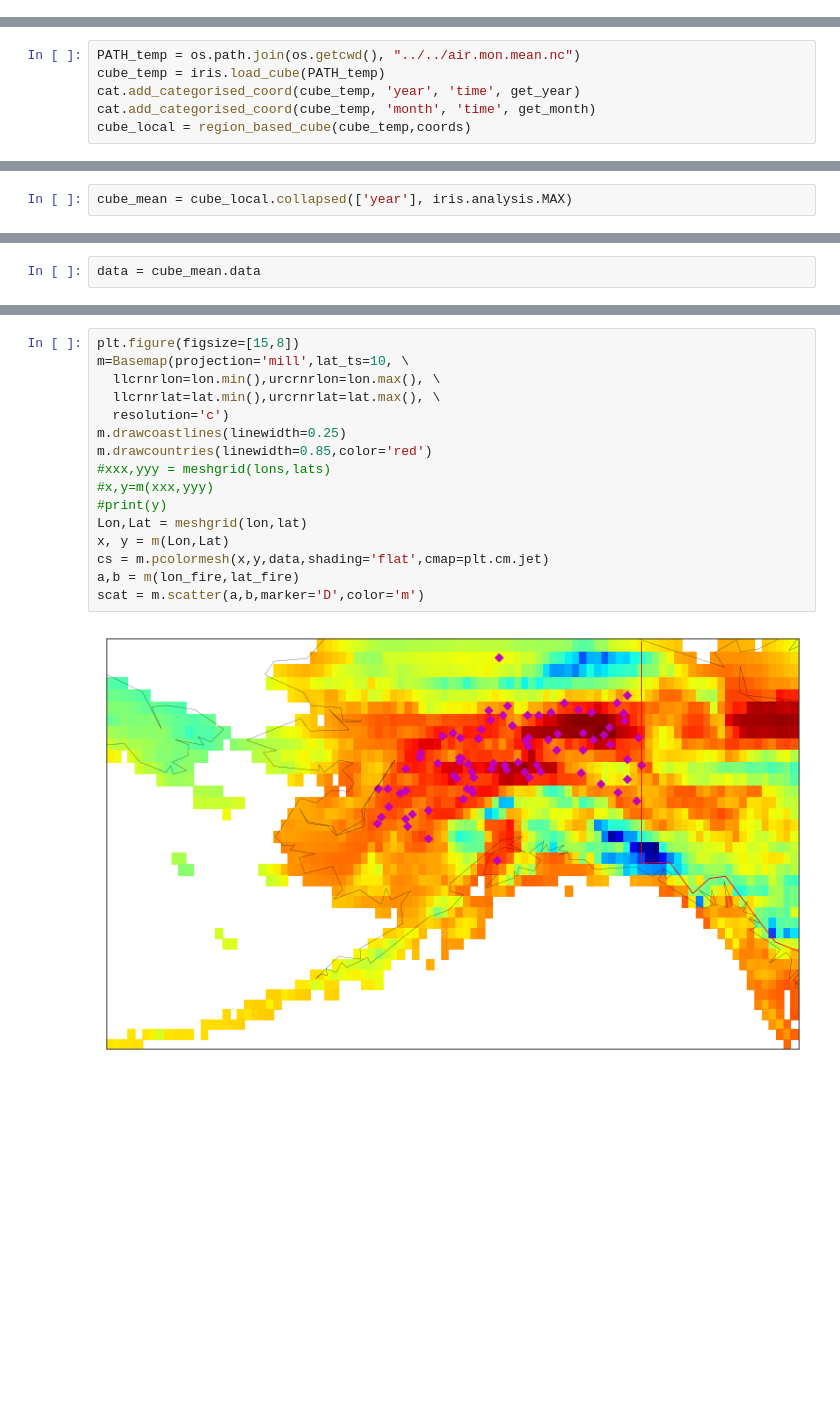
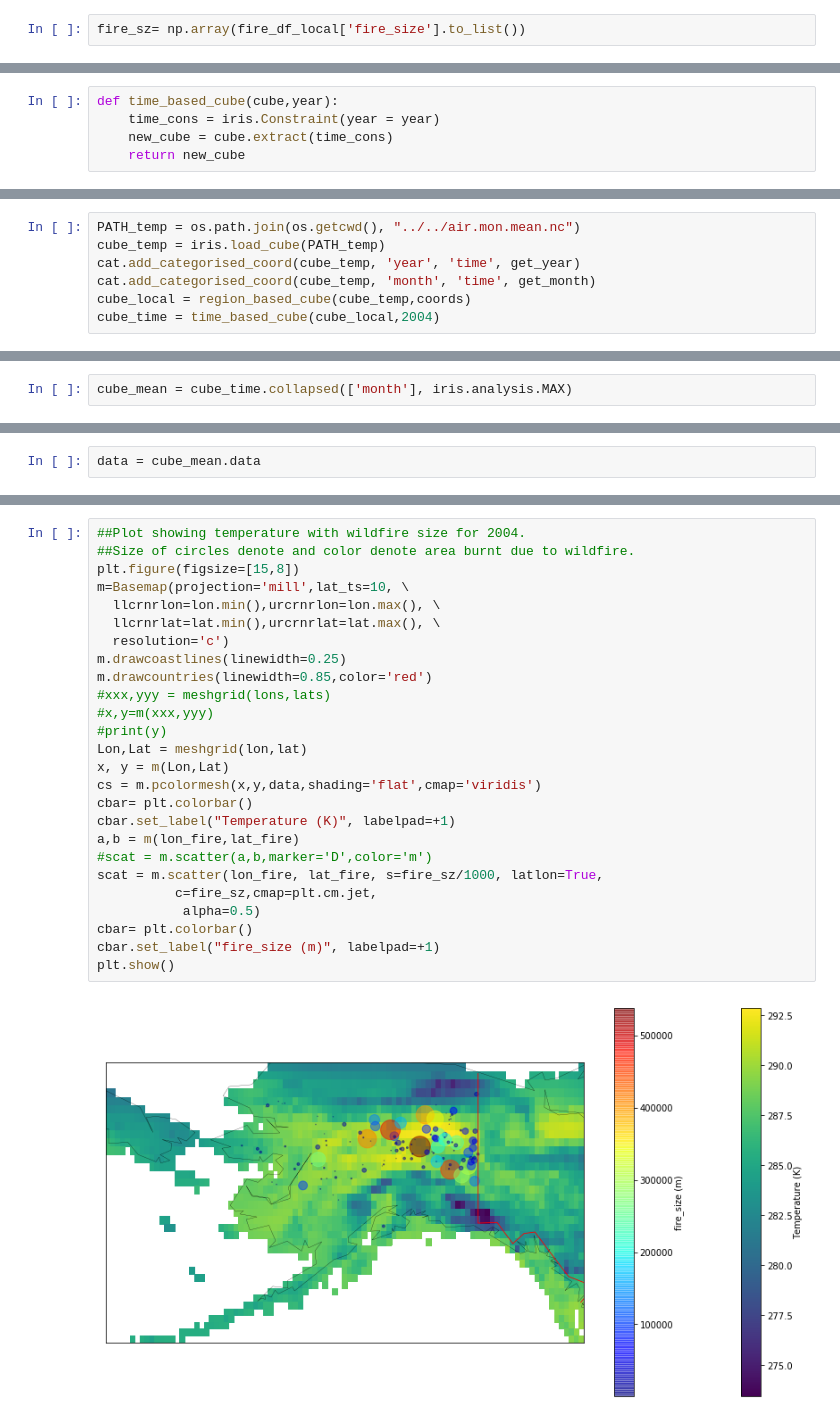
Before and after one commit to adityasant/ECE143_Project, a Jupyter notebook: Local Notebooks/temp-wildfire-plot.py.ipynb, the cells around one changed output, grey strips where cells are left out. Saved outputs shown, nothing was run; the diff lists cells and outputs as text; blank space fills up the shorter version.

Commit message:
Add files via upload
Modified plots

```diff
--- a/Local Notebooks/temp-wildfire-plot.py.ipynb
+++ b/Local Notebooks/temp-wildfire-plot.py.ipynb
@@ -91,3 +87,5 @@ fire_df_local = process_df(coords,100000,fire_df)
+# %%
+fire_sz= np.array(fire_df_local['fire_size'].to_list())
 # %%
 lat_fire = np.array(fire_df_local['LATITUDE'].tolist())
 lon_fire = np.array(fire_df_local['LONGITUDE'].tolist())+360
@@ -124,6 +122,11 @@ def region_based_cube(cube,coords):
     long_cons = iris.Constraint(longitude = lambda x : long_min < x < long_max)
     new_cube = cube.extract(lat_cons & long_cons)
     return new_cube
+# %%
+def time_based_cube(cube,year):
+    time_cons = iris.Constraint(year = year)
+    new_cube = cube.extract(time_cons)
+    return new_cube
 # %%
 ##Adding auxilary axis:
 def get_decade(coord, value):
@@ -142,3 +145,4 @@ cube_temp = iris.load_cube(PATH_temp)
 cat.add_categorised_coord(cube_temp, 'year', 'time', get_year)
 cat.add_categorised_coord(cube_temp, 'month', 'time', get_month)
 cube_local = region_based_cube(cube_temp,coords)
+cube_time = time_based_cube(cube_local,2004)
@@ -145,5 +168,5 @@ cube_local = region_based_cube(cube_temp,coords)
 # %%
-cube_mean = cube_local.collapsed(['year'], iris.analysis.MAX)
+cube_mean = cube_time.collapsed(['month'], iris.analysis.MAX)
 # %%
 cube_mean.coord('latitude')
 # %% [output]
@@ -172,18 +208,28 @@ data = cube_mean.data
 # %%
+##Plot showing temperature with wildfire size for 2004.
+##Size of circles denote and color denote area burnt due to wildfire.
 plt.figure(figsize=[15,8])
 m=Basemap(projection='mill',lat_ts=10, \
   llcrnrlon=lon.min(),urcrnrlon=lon.max(), \
   llcrnrlat=lat.min(),urcrnrlat=lat.max(), \
   resolution='c')
 m.drawcoastlines(linewidth=0.25)
 m.drawcountries(linewidth=0.85,color='red')
 #xxx,yyy = meshgrid(lons,lats)
 #x,y=m(xxx,yyy)
 #print(y)
 Lon,Lat = meshgrid(lon,lat)
 x, y = m(Lon,Lat)
-cs = m.pcolormesh(x,y,data,shading='flat',cmap=plt.cm.jet)
+cs = m.pcolormesh(x,y,data,shading='flat',cmap='viridis')
+cbar= plt.colorbar()
+cbar.set_label("Temperature (K)", labelpad=+1)
 a,b = m(lon_fire,lat_fire)
-scat = m.scatter(a,b,marker='D',color='m')
+#scat = m.scatter(a,b,marker='D',color='m')
+scat = m.scatter(lon_fire, lat_fire, s=fire_sz/1000, latlon=True,
+          c=fire_sz,cmap=plt.cm.jet,
+           alpha=0.5)
+cbar= plt.colorbar()
+cbar.set_label("fire_size (m)", labelpad=+1)
+plt.show()
 # %% [output]
-[figure, old version]
+[figure, new version]
```
Also changed, not shown: parts of 8 cells of this notebook.
